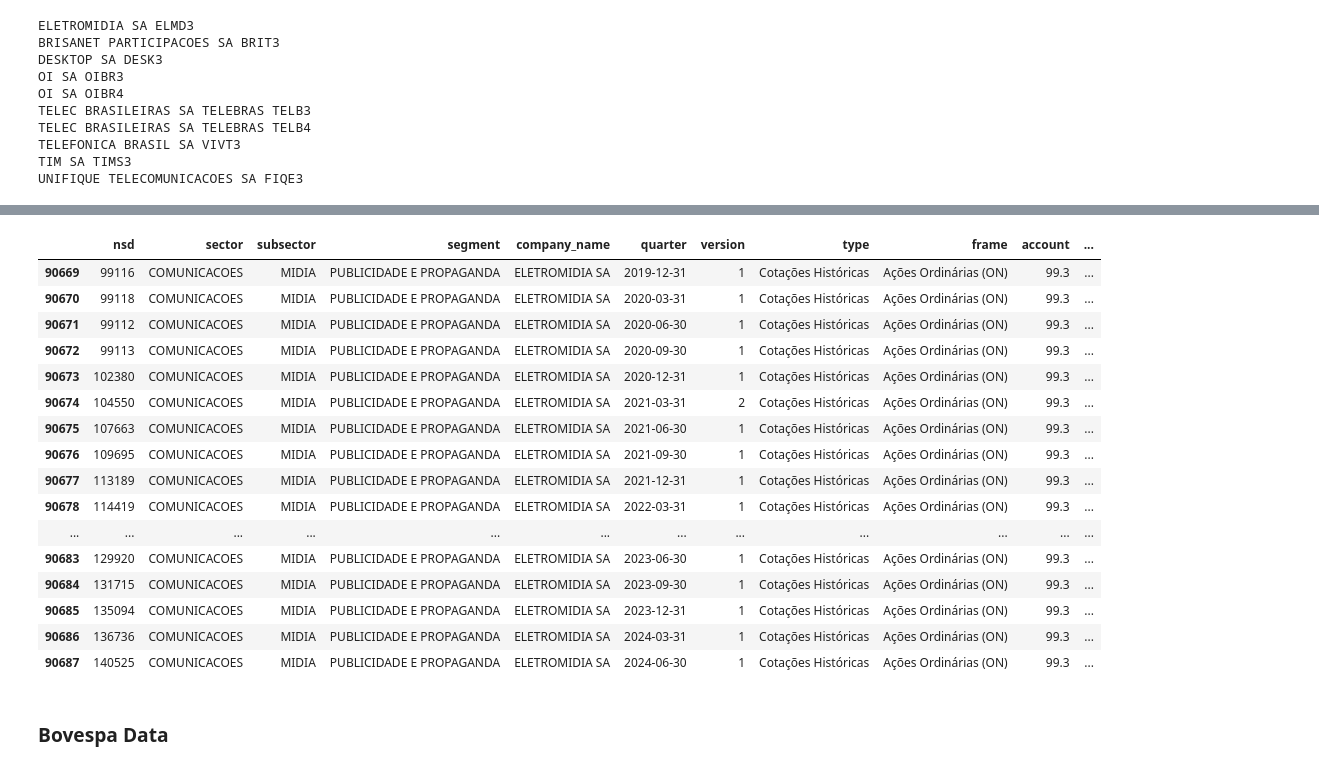
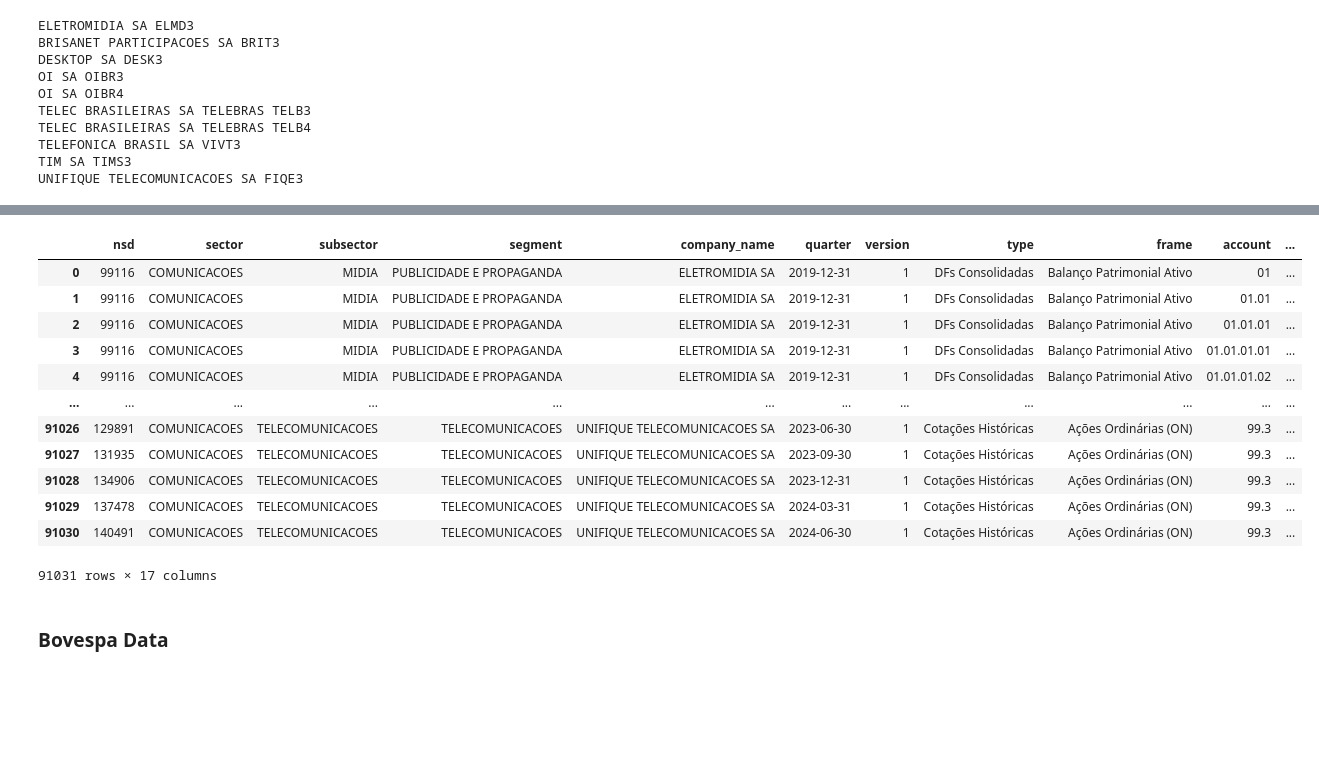
Before and after one commit to faustostangler/FLY, a Jupyter notebook: backend/utils/playground.ipynb, the cells around one changed output, grey strips where cells are left out. Saved outputs shown, nothing was run; the diff lists cells and outputs as text; code cells hidden in the pictures; blank space fills up the shorter version.

```diff
--- a/backend/utils/playground.ipynb
+++ b/backend/utils/playground.ipynb
@@ -3735 +3697,11 @@ def get_median_data(df):
+# %%
+# merge statements and company info
+
+columns = ['company_name']
+cols_to_merge = columns + ['cvm_code', 'ticker', 'ticker_codes', 'isin_codes', 'listing']
+# Merge the two DataFrames on the 'company_name' column
+df_statements_companies = pd.merge(df_statements, df_companies[cols_to_merge], on=columns, how='left')
+
+list_of_tickers = df_statements_companies[['company_name', 'ticker_codes']].drop_duplicates()
+list_of_quarters = df_statements_companies[['company_name', 'ticker_codes', 'quarter']].drop_duplicates()
 # %%
@@ -3824,4 +3742,6 @@ tipos_acoes = {
 # %%
+# create new historical data rows
+
 new_rows = []
 for i, row in list_of_quarters.iterrows():
     company_name = row['company_name']
@@ -3835,15 +3755,15 @@ for i, row in list_of_quarters.iterrows():
             tick = ''.join([char for char in ticker if not char.isdigit()])  # Ticker without digits
             ticker_digit = ''.join([char for char in ticker if char.isdigit()])  # Only digits
 
-            mask = df_historical_statements['company_name'] == company_name
-            mask&= df_historical_statements['quarter'] == quarter
-            mask&= df_historical_statements['ticker'] == tick
+            mask = df_statements_companies['company_name'] == company_name
+            mask&= df_statements_companies['quarter'] == quarter
+            mask&= df_statements_companies['ticker'] == tick
 
-            new_row = df_historical_statements[mask].iloc[0].copy()
+            new_row = df_statements_companies[mask].iloc[0].copy()
 
             # Modify the necessary columns in the copied row
             new_row['type'] = 'Cotações Históricas'
-            new_row['frame'] = tipos_acoes[ticker_digit]
+            new_row['frame'] = settings.tipos_acoes[ticker_digit]
             new_row['account'] = f"99.{ticker_digit}"  # ticker_digit is assumed to be extracted from the original ticker
             new_row['description'] = 'Cotação Mediana do Trimestre'
 
@@ -3889,31 +3809,31 @@ UNIFIQUE TELECOMUNICACOES SA 2023-12-31 00:00:00 FIQE 3
 UNIFIQUE TELECOMUNICACOES SA 2024-03-31 00:00:00 FIQE 3
 UNIFIQUE TELECOMUNICACOES SA 2024-06-30 00:00:00 FIQE 3
 # %%
-df_historical_statements_2 = pd.concat([df_historical_statements, pd.DataFrame(new_rows)], ignore_index=True).drop_duplicates()
+# insert new rows into df_statements_companies
 
-mask = df_historical_statements_2['ticker'] == 'ELMD'
+df_final = pd.concat([df_statements_companies, pd.DataFrame(new_rows)], ignore_index=True).drop_duplicates()
+
+mask = df_final['ticker'] == 'ELMD'
 # mask&= df_historical_statements_2['quarter'] == '2020-12-31'
-mask&= df_historical_statements_2['type'] == 'Cotações Históricas'
+mask&= df_final['type'] == 'Cotações Históricas'
 
-df_historical_statements_2[mask]
+df_final
+
+# sort and select only statement columns
 # %% [output]
 |  | nsd | sector | subsector | segment | company_name | quarter | version | type | frame | account | ... |
-| 90669 | 99116 | COMUNICACOES | MIDIA | PUBLICIDADE E PROPAGANDA | ELETROMIDIA SA | 2019-12-31 | 1 | Cotações Históricas | Ações Ordinárias (ON) | 99.3 | ... |
-| 90670 | 99118 | COMUNICACOES | MIDIA | PUBLICIDADE E PROPAGANDA | ELETROMIDIA SA | 2020-03-31 | 1 | Cotações Históricas | Ações Ordinárias (ON) | 99.3 | ... |
-| 90671 | 99112 | COMUNICACOES | MIDIA | PUBLICIDADE E PROPAGANDA | ELETROMIDIA SA | 2020-06-30 | 1 | Cotações Históricas | Ações Ordinárias (ON) | 99.3 | ... |
-| 90672 | 99113 | COMUNICACOES | MIDIA | PUBLICIDADE E PROPAGANDA | ELETROMIDIA SA | 2020-09-30 | 1 | Cotações Históricas | Ações Ordinárias (ON) | 99.3 | ... |
-| 90673 | 102380 | COMUNICACOES | MIDIA | PUBLICIDADE E PROPAGANDA | ELETROMIDIA SA | 2020-12-31 | 1 | Cotações Históricas | Ações Ordinárias (ON) | 99.3 | ... |
-| 90674 | 104550 | COMUNICACOES | MIDIA | PUBLICIDADE E PROPAGANDA | ELETROMIDIA SA | 2021-03-31 | 2 | Cotações Históricas | Ações Ordinárias (ON) | 99.3 | ... |
-| 90675 | 107663 | COMUNICACOES | MIDIA | PUBLICIDADE E PROPAGANDA | ELETROMIDIA SA | 2021-06-30 | 1 | Cotações Históricas | Ações Ordinárias (ON) | 99.3 | ... |
-| 90676 | 109695 | COMUNICACOES | MIDIA | PUBLICIDADE E PROPAGANDA | ELETROMIDIA SA | 2021-09-30 | 1 | Cotações Históricas | Ações Ordinárias (ON) | 99.3 | ... |
-| 90677 | 113189 | COMUNICACOES | MIDIA | PUBLICIDADE E PROPAGANDA | ELETROMIDIA SA | 2021-12-31 | 1 | Cotações Históricas | Ações Ordinárias (ON) | 99.3 | ... |
-| 90678 | 114419 | COMUNICACOES | MIDIA | PUBLICIDADE E PROPAGANDA | ELETROMIDIA SA | 2022-03-31 | 1 | Cotações Históricas | Ações Ordinárias (ON) | 99.3 | ... |
+| 0 | 99116 | COMUNICACOES | MIDIA | PUBLICIDADE E PROPAGANDA | ELETROMIDIA SA | 2019-12-31 | 1 | DFs Consolidadas | Balanço Patrimonial Ativo | 01 | ... |
+| 1 | 99116 | COMUNICACOES | MIDIA | PUBLICIDADE E PROPAGANDA | ELETROMIDIA SA | 2019-12-31 | 1 | DFs Consolidadas | Balanço Patrimonial Ativo | 01.01 | ... |
+| 2 | 99116 | COMUNICACOES | MIDIA | PUBLICIDADE E PROPAGANDA | ELETROMIDIA SA | 2019-12-31 | 1 | DFs Consolidadas | Balanço Patrimonial Ativo | 01.01.01 | ... |
+| 3 | 99116 | COMUNICACOES | MIDIA | PUBLICIDADE E PROPAGANDA | ELETROMIDIA SA | 2019-12-31 | 1 | DFs Consolidadas | Balanço Patrimonial Ativo | 01.01.01.01 | ... |
+| 4 | 99116 | COMUNICACOES | MIDIA | PUBLICIDADE E PROPAGANDA | ELETROMIDIA SA | 2019-12-31 | 1 | DFs Consolidadas | Balanço Patrimonial Ativo | 01.01.01.02 | ... |
 | ... | ... | ... | ... | ... | ... | ... | ... | ... | ... | ... | ... |
-| 90683 | 129920 | COMUNICACOES | MIDIA | PUBLICIDADE E PROPAGANDA | ELETROMIDIA SA | 2023-06-30 | 1 | Cotações Históricas | Ações Ordinárias (ON) | 99.3 | ... |
-| 90684 | 131715 | COMUNICACOES | MIDIA | PUBLICIDADE E PROPAGANDA | ELETROMIDIA SA | 2023-09-30 | 1 | Cotações Históricas | Ações Ordinárias (ON) | 99.3 | ... |
-| 90685 | 135094 | COMUNICACOES | MIDIA | PUBLICIDADE E PROPAGANDA | ELETROMIDIA SA | 2023-12-31 | 1 | Cotações Históricas | Ações Ordinárias (ON) | 99.3 | ... |
-| 90686 | 136736 | COMUNICACOES | MIDIA | PUBLICIDADE E PROPAGANDA | ELETROMIDIA SA | 2024-03-31 | 1 | Cotações Históricas | Ações Ordinárias (ON) | 99.3 | ... |
-| 90687 | 140525 | COMUNICACOES | MIDIA | PUBLICIDADE E PROPAGANDA | ELETROMIDIA SA | 2024-06-30 | 1 | Cotações Históricas | Ações Ordinárias (ON) | 99.3 | ... |
+| 91026 | 129891 | COMUNICACOES | TELECOMUNICACOES | TELECOMUNICACOES | UNIFIQUE TELECOMUNICACOES SA | 2023-06-30 | 1 | Cotações Históricas | Ações Ordinárias (ON) | 99.3 | ... |
+| 91027 | 131935 | COMUNICACOES | TELECOMUNICACOES | TELECOMUNICACOES | UNIFIQUE TELECOMUNICACOES SA | 2023-09-30 | 1 | Cotações Históricas | Ações Ordinárias (ON) | 99.3 | ... |
+| 91028 | 134906 | COMUNICACOES | TELECOMUNICACOES | TELECOMUNICACOES | UNIFIQUE TELECOMUNICACOES SA | 2023-12-31 | 1 | Cotações Históricas | Ações Ordinárias (ON) | 99.3 | ... |
+| 91029 | 137478 | COMUNICACOES | TELECOMUNICACOES | TELECOMUNICACOES | UNIFIQUE TELECOMUNICACOES SA | 2024-03-31 | 1 | Cotações Históricas | Ações Ordinárias (ON) | 99.3 | ... |
+| 91030 | 140491 | COMUNICACOES | TELECOMUNICACOES | TELECOMUNICACOES | UNIFIQUE TELECOMUNICACOES SA | 2024-06-30 | 1 | Cotações Históricas | Ações Ordinárias (ON) | 99.3 | ... |
+91031 rows × 17 columns
 # %% [markdown]
 ### Bovespa Data
 # %%
```
Also changed, not shown: parts of 7 cells of this notebook, 2 other files.
